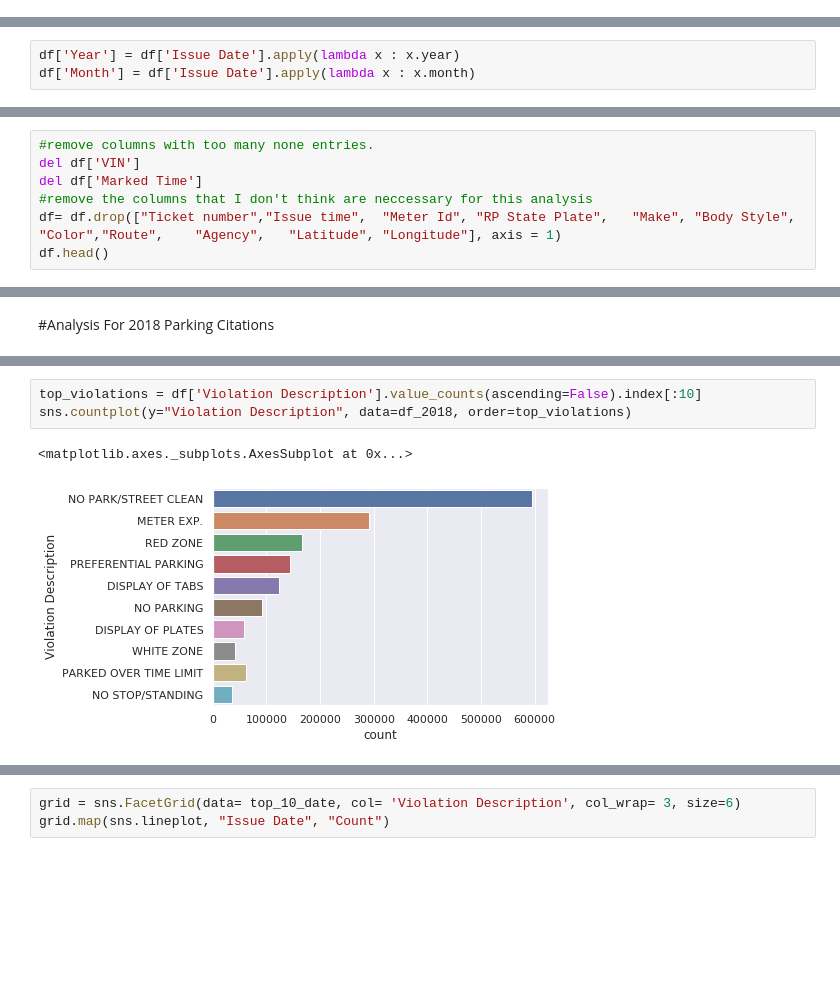
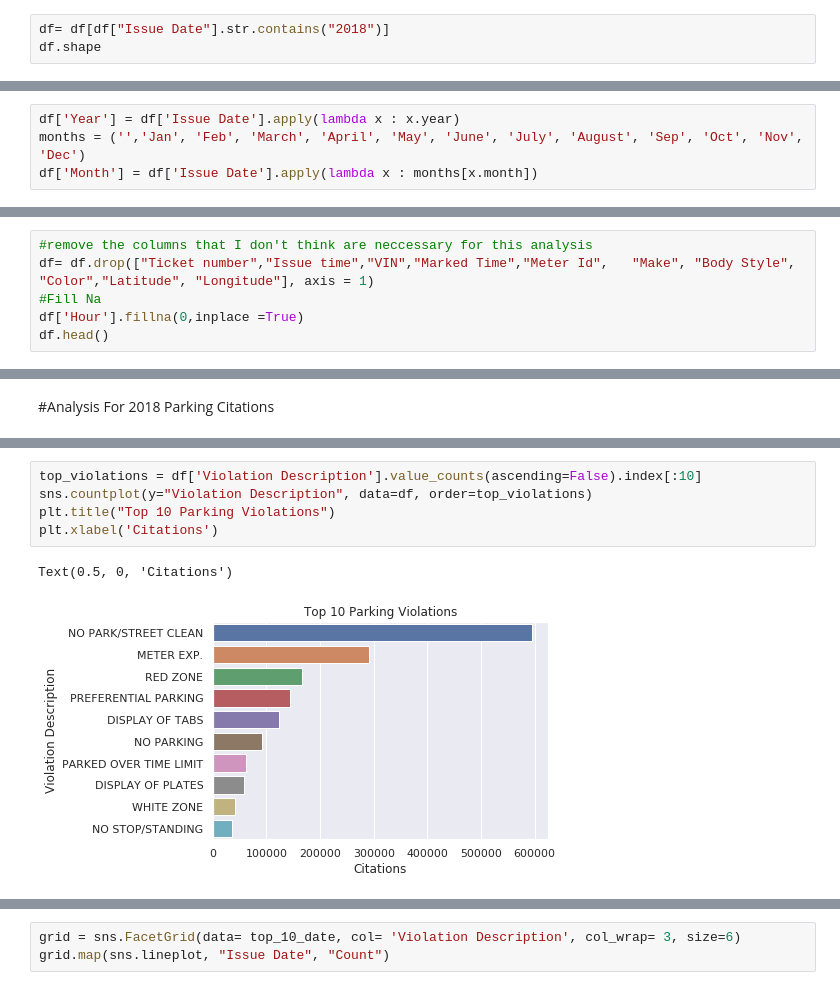
Before and after one commit to rachioko/Data-Analysis-with-Python, a Jupyter notebook: 2018_LA_Parking_Citation_Analysis.ipynb, the cells around one changed output, grey strips where cells are left out. Cells and saved outputs as stored; diff of their text form; blank space fills up the shorter version.

```diff
--- a/2018_LA_Parking_Citation_Analysis.ipynb
+++ b/2018_LA_Parking_Citation_Analysis.ipynb
@@ -29,3 +25,6 @@ df.head()
 | 2 | 4361370053 | 2019/09/17 12:00:00 AM | 809 | NaN | NaN | CA | NaN | TOYT | ... |
 | 3 | 4361370042 | 2019/09/17 12:00:00 AM | 805 | NaN | NaN | CA | NaN | NISS | ... |
 | 4 | 4361370031 | 2019/09/17 12:00:00 AM | 727 | NaN | NaN | CA | NaN | HOND | ... |
+# %%
+df= df[df["Issue Date"].str.contains("2018")]
+df.shape
@@ -108,4 +86,5 @@ weekdays=('Monday', 'Tuesday', 'Wednesday', 'Thursday', 'Friday', 'Saturday', 'S
 df['Weekday'] = df['Issue Date'].apply(lambda x : weekdays[x.weekday()])
 # %%
 df['Year'] = df['Issue Date'].apply(lambda x : x.year)
-df['Month'] = df['Issue Date'].apply(lambda x : x.month)
+months = ('','Jan', 'Feb', 'March', 'April', 'May', 'June', 'July', 'August', 'Sep', 'Oct', 'Nov', 'Dec')
+df['Month'] = df['Issue Date'].apply(lambda x : months[x.month])
@@ -112,8 +112,7 @@ df['Month'] = df['Issue Date'].apply(lambda x : x.month)
 # %%
-#remove columns with too many none entries.
-del df['VIN']
-del df['Marked Time']
 #remove the columns that I don't think are neccessary for this analysis
-df= df.drop(["Ticket number","Issue time",	"Meter Id",	"RP State Plate",	"Make",	"Body Style",	"Color","Route",	"Agency",	"Latitude",	"Longitude"], axis = 1)
+df= df.drop(["Ticket number","Issue time","VIN","Marked Time","Meter Id",	"Make",	"Body Style",	"Color","Latitude",	"Longitude"], axis = 1)
+#Fill Na
+df['Hour'].fillna(0,inplace =True)
 df.head()
 # %% [output]
@@ -160,9 +157,11 @@ freq                    594548
 Name: Violation Description, dtype: object
 # %%
 top_violations = df['Violation Description'].value_counts(ascending=False).index[:10]
-sns.countplot(y="Violation Description", data=df_2018, order=top_violations)
+sns.countplot(y="Violation Description", data=df, order=top_violations)
+plt.title("Top 10 Parking Violations")
+plt.xlabel('Citations')
 # %% [output]
-<matplotlib.axes._subplots.AxesSubplot at 0x...>
+Text(0.5, 0, 'Citations')
-[figure, old version]
+[figure, new version]
 # %%
 top_locations = df['Location'].value_counts(ascending=False).index[:10]
```
Also changed, not shown: parts of 21 cells of this notebook.
